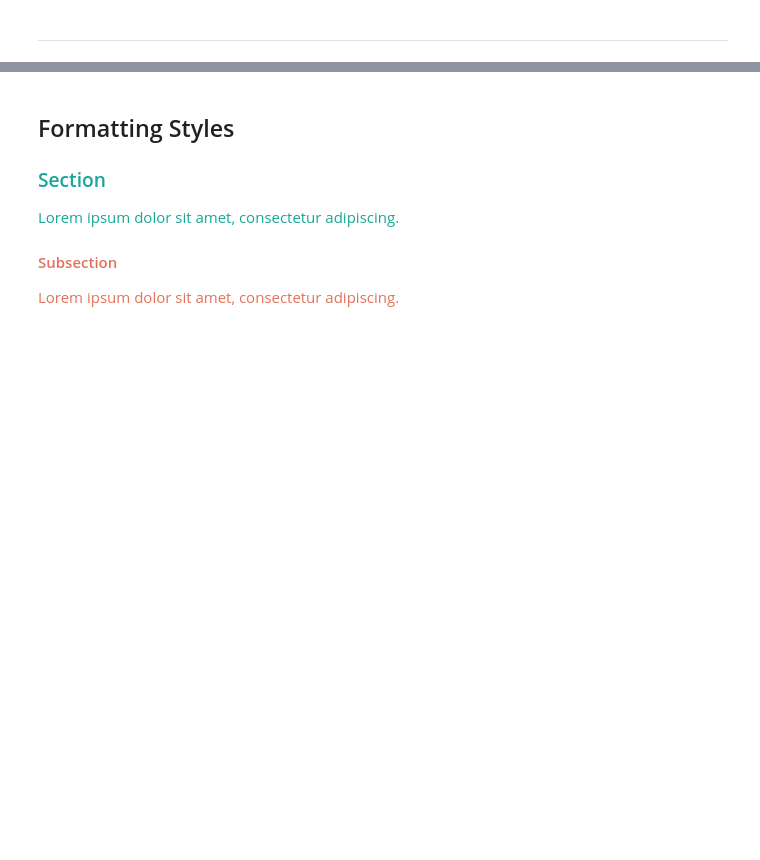
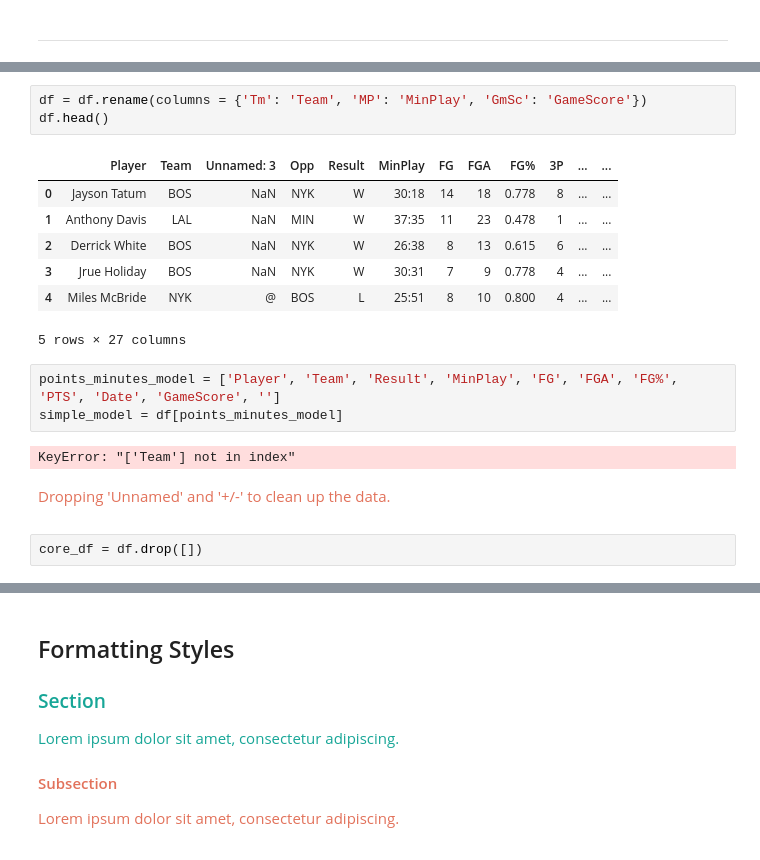
Before and after one commit to awomann/nba-prediction, a Jupyter notebook: Desktop/Coding/NBA Prediction/NBA_Predictive_Analytics.ipynb, the cells around one changed output, grey strips where cells are left out. Cells and saved outputs as stored; diff of their text form; blank space fills up the shorter version.

```diff
--- a/Desktop/Coding/NBA Prediction/NBA_Predictive_Analytics.ipynb
+++ b/Desktop/Coding/NBA Prediction/NBA_Predictive_Analytics.ipynb
@@ -267,0 +352,24 @@ stats_df.head()
+# %%
+df = df.rename(columns = {'Tm': 'Team', 'MP': 'MinPlay', 'GmSc': 'GameScore'})
+df.head()
+# %% [output]
+|  | Player | Team | Unnamed: 3 | Opp | Result | MinPlay | FG | FGA | FG% | 3P | ... | ... |
+| 0 | Jayson Tatum | BOS | NaN | NYK | W | 30:18 | 14 | 18 | 0.778 | 8 | ... | ... |
+| 1 | Anthony Davis | LAL | NaN | MIN | W | 37:35 | 11 | 23 | 0.478 | 1 | ... | ... |
+| 2 | Derrick White | BOS | NaN | NYK | W | 26:38 | 8 | 13 | 0.615 | 6 | ... | ... |
+| 3 | Jrue Holiday | BOS | NaN | NYK | W | 30:31 | 7 | 9 | 0.778 | 4 | ... | ... |
+| 4 | Miles McBride | NYK | @ | BOS | L | 25:51 | 8 | 10 | 0.800 | 4 | ... | ... |
+5 rows × 27 columns
+# %%
+points_minutes_model = ['Player', 'Team', 'Result', 'MinPlay', 'FG', 'FGA', 'FG%', 'PTS', 'Date', 'GameScore', '']
+simple_model = df[points_minutes_model]
+# %% [output]
+KeyError: "['Team'] not in index"
+# %% [markdown]
+<span style="color:#E2725B">
+
+Dropping 'Unnamed' and '+/-' to clean up the data.
+
+</span>
+# %%
+core_df = df.drop([])
```
Also changed, not shown: parts of 46 cells of this notebook, 1 other file.
